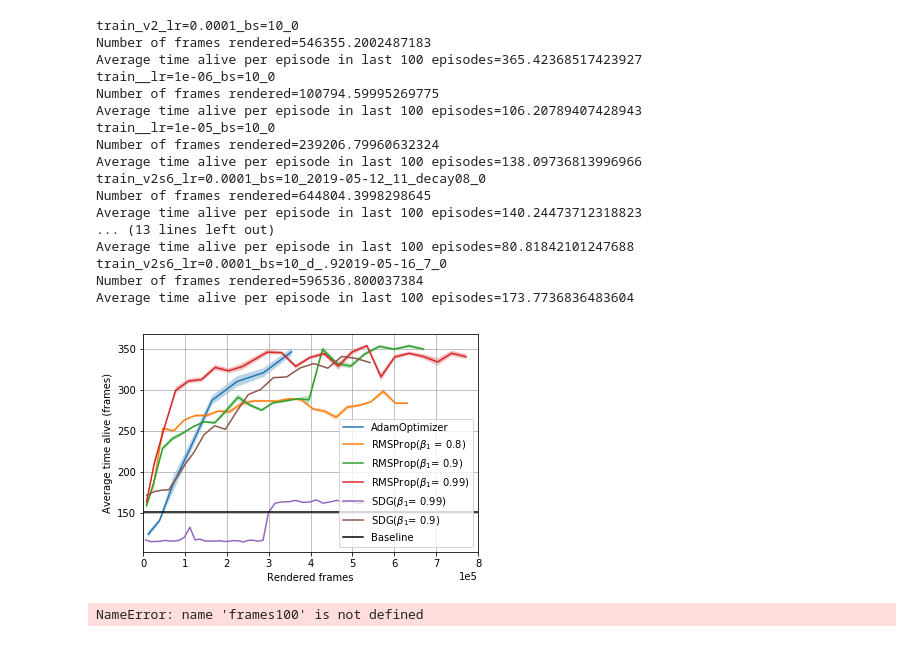
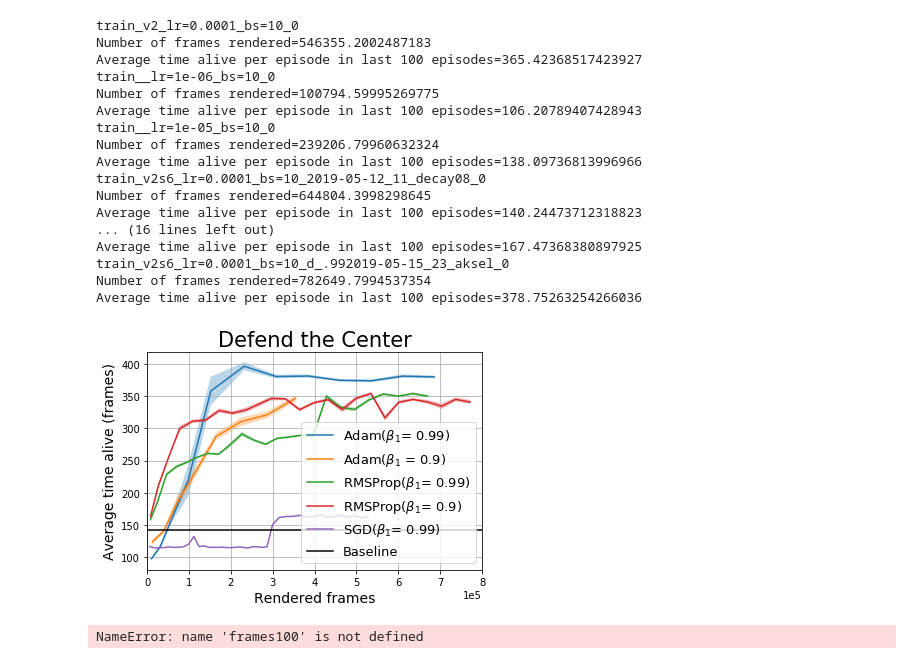
Before and after one commit to ElinBD/KillingDemons, a Jupyter notebook: CodeVersions/Plotexample Optimizers.ipynb, the cells around one changed output. Drawn from its saved outputs; the diff is of its cells as text; code cells hidden in the pictures.

```diff
--- a/CodeVersions/Plotexample Optimizers.ipynb
+++ b/CodeVersions/Plotexample Optimizers.ipynb
@@ -205,10 +205,11 @@ smooth_factor=50 # from 1 to alot...
 #[timealiveA2,timealiveA2std,framesA2,rewardA2,rewardA2std]=avgkilltimereward('A2C_0',smooth_factor) #kills10,kills10std,
 [timealiveSDG99,timealiveSDG99std,framesSDG99,rewardSDG99,rewardSDG99std]=avgkilltimereward('train_v2s6_lr=0.0001_bs=10_d_992019-05-15_23_0',smooth_factor) #kills10,kills10std,
 [timealiveSDG9,timealiveSDG9std,framesSDG9,rewardSDG9,rewardSDG9std]=avgkilltimereward('train_v2s6_lr=0.0001_bs=10_d_.92019-05-16_7_0',smooth_factor) #kills10,kills10std,
+[timealiveAD99,timealiveAD99std,framesAD99,rewardAD99,rewardAD99std]=avgkilltimereward('train_v2s6_lr=0.0001_bs=10_d_.992019-05-15_23_aksel_0',smooth_factor) #kills10,kills10std,
 
 
 
-baseline=(timealiveA4[0]+2*timealiveR8[0]+2*timealiveR9[0]+2* timealiveR99[0] )/4
+baseline=(timealiveA4[0]+2*timealiveR8[0]+2*timealiveR9[0]+2* timealiveR99[0] + 2*timealiveSDG99[0] + 2*timealiveSDG9[0] +  timealiveAD99[0])/7
 #[timealiveR99,timealiveR99std,framesR99,rewardR99,rewardR99std]=avgkilltimereward2C('train_v2s6_lr=0.0001_bs=10_2019-05-13_18_decay099_0',smooth_factor) #kills10,kills10std,
 #[timealive10,timealive10std,frames10,reward10,reward10std]=avgkilltimereward('A2C_0',smooth_factor) #kills10,kills10std,
 #[timealive10,timealive10std,frames10,reward10,reward10std]=avgkilltimereward('train_v2_lr=0.0001_bs=10_0',smooth_factor) #kills10,kills10std,
@@ -231,52 +232,58 @@ Average time alive per episode in last 100 episodes=138.09736813996966
 train_v2s6_lr=0.0001_bs=10_2019-05-12_11_decay08_0
 Number of frames rendered=644804.3998298645
 Average time alive per episode in last 100 episodes=140.24473712318823
-... (13 lines left out)
-Average time alive per episode in last 100 episodes=80.81842101247688
-train_v2s6_lr=0.0001_bs=10_d_.92019-05-16_7_0
-Number of frames rendered=596536.800037384
-Average time alive per episode in last 100 episodes=173.7736836483604
+... (16 lines left out)
+Average time alive per episode in last 100 episodes=167.47368380897925
+train_v2s6_lr=0.0001_bs=10_d_.992019-05-15_23_aksel_0
+Number of frames rendered=782649.7994537354
+Average time alive per episode in last 100 episodes=378.75263254266036
 # %%
 x=2
 figure1=plt.figure()
 #figsize=(6, 6)
-plt.plot(framesA4,timealiveA4,label='AdamOptimizer')
+plt.plot(framesAD99,timealiveAD99,label=r'Adam($\beta_1$= 0.99)')
+plt.fill_between(framesAD99,timealiveAD99+2*timealiveAD99std,timealiveAD99-2*timealiveAD99std,alpha=0.3)
+
+plt.plot(framesA4,timealiveA4,label=r'Adam($\beta_1$ = 0.9)')
 plt.fill_between(framesA4,timealiveA4+2*timealiveA4std,timealiveA4-2*timealiveA4std,alpha=0.3)
 
 #plt.plot(framesA5,timealiveA5,label='AdamOptimizer(lr = 1e-5)')
 #plt.fill_between(framesA5,timealiveA5+2*timealiveA5std,timealiveA5-2*timealiveA5std,alpha=0.3)
 
 #plt.plot(framesA6,timealiveA6,label='AdamOptimizer(lr = 1e-6)')
 #plt.fill_between(framesA6,timealiveA6+2*timealiveA6std,timealiveA6-2*timealiveA6std,alpha=0.3)
 
-plt.plot(framesR8,timealiveR8*x,label=r'RMSProp($\beta_1$ = 0.8)')
-plt.fill_between(framesR8,timealiveR8*x+2*timealiveR8std,timealiveR8*x-2*timealiveR8std,alpha=0.3)
+#plt.plot(framesR8,timealiveR8*x,label=r'RMSProp($\beta_1$ = 0.8)')
+#plt.fill_between(framesR8,timealiveR8*x+2*timealiveR8std,timealiveR8*x-2*timealiveR8std,alpha=0.3)
 
-plt.plot(framesR9,timealiveR9*x,label=r'RMSProp($\beta_1$= 0.9)')
+plt.plot(framesR9,timealiveR9*x,label=r'RMSProp($\beta_1$= 0.99)')
 plt.fill_between(framesR9,timealiveR9*x+2*timealiveR9std,timealiveR9*x-2*timealiveR9std,alpha=0.3)
 
-plt.plot(framesR99,timealiveR99*x,label=r'RMSProp($\beta_1$= 0.99)')
+plt.plot(framesR99,timealiveR99*x,label=r'RMSProp($\beta_1$= 0.9)')
 plt.fill_between(framesR99,timealiveR99*x+2*timealiveR99std,timealiveR99*x-2*timealiveR99std,alpha=0.3)
 
-plt.plot(framesSDG99,timealiveSDG99*x,label=r'SDG($\beta_1$= 0.99)')
-#plt.fill_between(framesSDG99,timealiveSDG99*x+2*timealiveSDG99std,timealiveSDG99*x-2*timealiveSDG99std,alpha=0.3)
+plt.plot(framesSDG99,timealiveSDG99*x,label=r'SGD($\beta_1$= 0.99)')
+plt.fill_between(framesSDG99,timealiveSDG99*x+2*timealiveSDG99std,timealiveSDG99*x-2*timealiveSDG99std,alpha=0.3)
 
-plt.plot(framesSDG9,timealiveSDG9*x,label=r'SDG($\beta_1$= 0.9)')
-#plt.fill_between(framesSDG9,timealiveSDG9*x+2*timealiveSDG9std,timealiveSDG99*x-2*timealiveSDG9std,alpha=0.3)
+#plt.plot(framesSDG9,timealiveSDG9*x,label=r'SGD($\beta_1$= 0.9)')
+#plt.fill_between(framesSDG9,timealiveSDG9*x+2*timealiveSDG9std,timealiveSDG9*x-2*timealiveSDG9std,alpha=0.3)
+
+
+
 plt.axhline(baseline, 0,1, color = 'k', label = 'Baseline')
 
 #plt.plot(framesA2/4,timealiveA2,label='A2C(lr = 1e-4)')
 #plt.fill_between(framesA2/4,timealiveA2*x+2*timealiveA2std,timealiveA2*x-2*timealiveA2std,alpha=0.3)
 
-plt.ylabel('Average time alive (frames)')
-plt.xlabel('Rendered frames')
+plt.ylabel('Average time alive (frames)', fontsize = 14)
+plt.xlabel('Rendered frames', fontsize = 14)
 plt.ticklabel_format(style='sci', axis='x', scilimits=(0,0))
 plt.xlim([0,800000])
-plt.legend()
-
+plt.legend(loc = 4, fontsize = 13)
+plt.title("Defend the Center", fontsize = 21)
 plt.grid()
 
 # Save the plot the next cell.
 # %% [output]
-[figure, old version]
+[figure, new version]
 # %%
```
Also changed, not shown: parts of 2 cells of this notebook, 4 other files.
